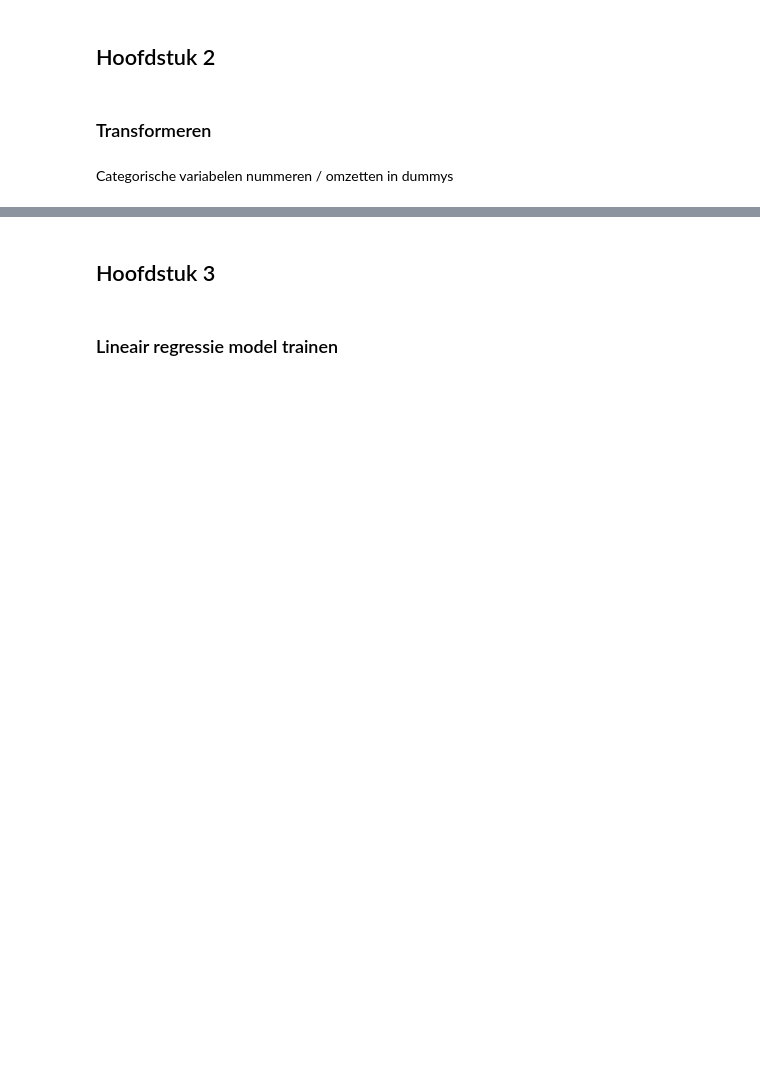
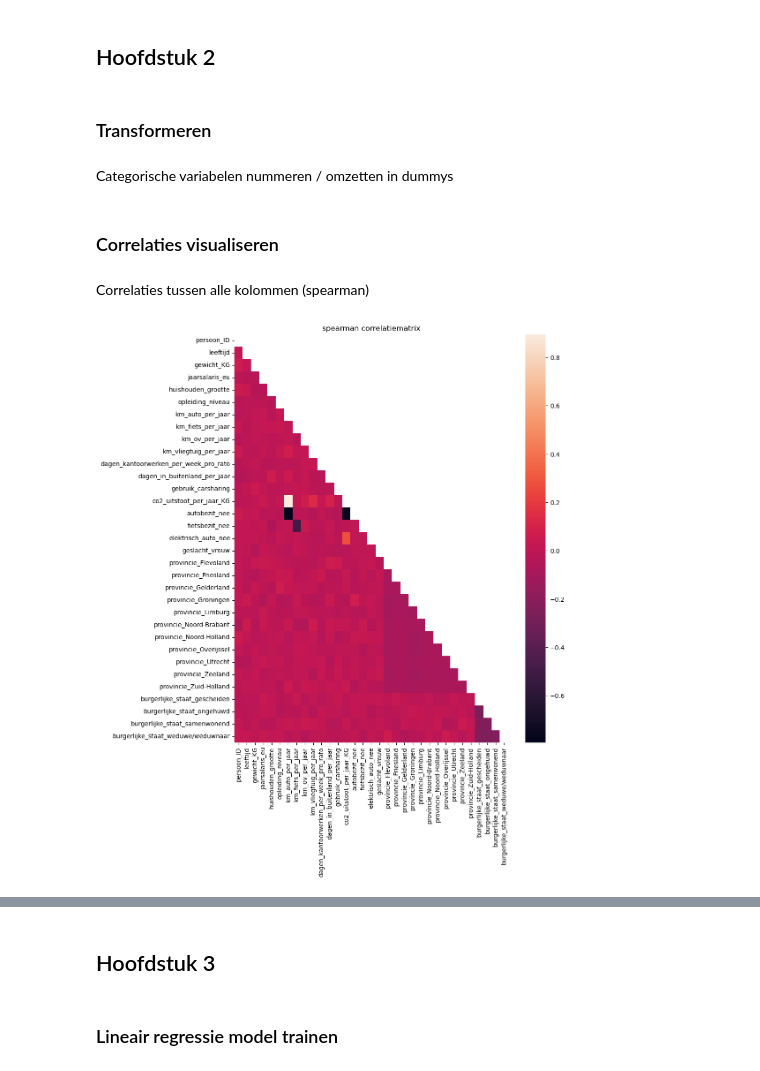
Before and after one commit to svenkr-6/Wiskunde_II_Portfolio, a Jupyter notebook: Wiskunde_II_Portfolio.ipynb, the cells around one changed output, grey strips where cells are left out. Drawn from its saved outputs; the diff is of its cells as text; code cells hidden in the pictures; blank space fills up the shorter version.

Commit message:
correlaties

```diff
--- a/Wiskunde_II_Portfolio.ipynb
+++ b/Wiskunde_II_Portfolio.ipynb
@@ -171,3 +171,17 @@ df_transformed = df_transformed.replace(mapdict)
 binairy_cols = ['autobezit', 'fietsbezit', 'elektrisch_auto', 'geslacht', 'provincie', 'burgerlijke_staat']
 df_transformed = pd.get_dummies(df_transformed, columns=binairy_cols, drop_first=True)
 df_transformed = df_transformed.drop('dagen_thuiswerken_per_week_pro_rato', axis=1)
+# %% [markdown]
+### Correlaties visualiseren
+# %% [markdown]
+Correlaties tussen alle kolommen (spearman)
+# %%
+plt.figure(figsize=(10, 12))
+
+corr = df_transformed.corr(method='spearman')
+mask= np.triu(np.ones_like(corr, dtype=bool))
+sns.heatmap(corr, mask=mask)
+plt.title('spearman correlatiematrix')
+plt.show()
+# %% [output]
+[figure, added]
```
Also changed, not shown: parts of 3 cells of this notebook.
